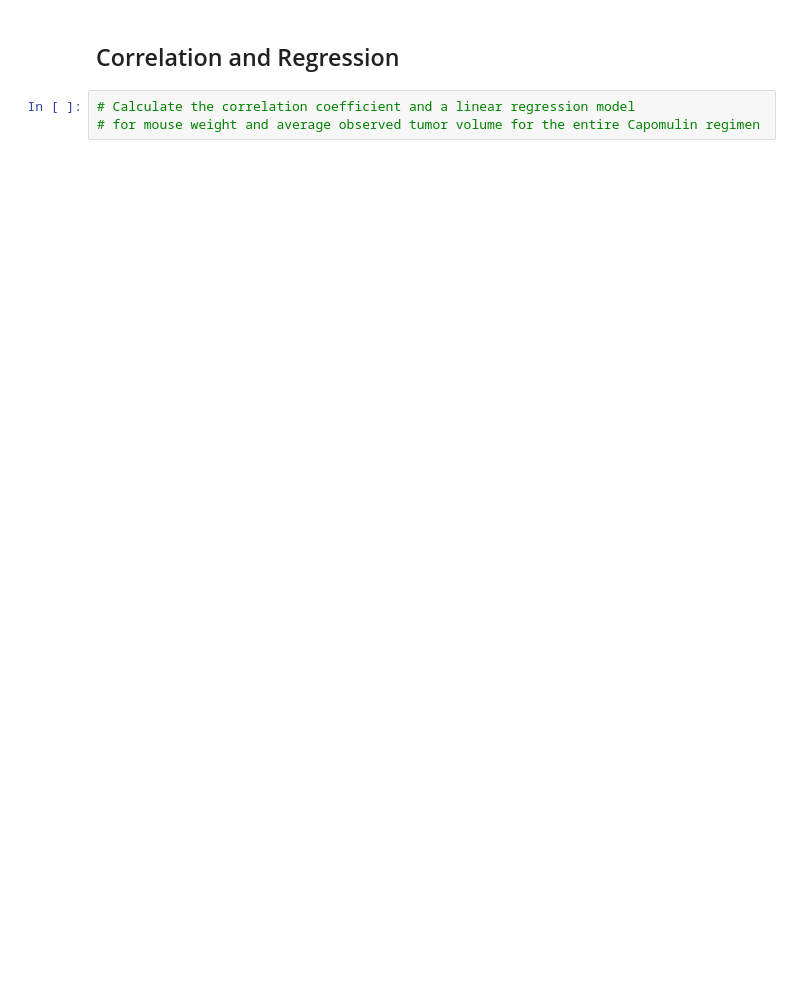
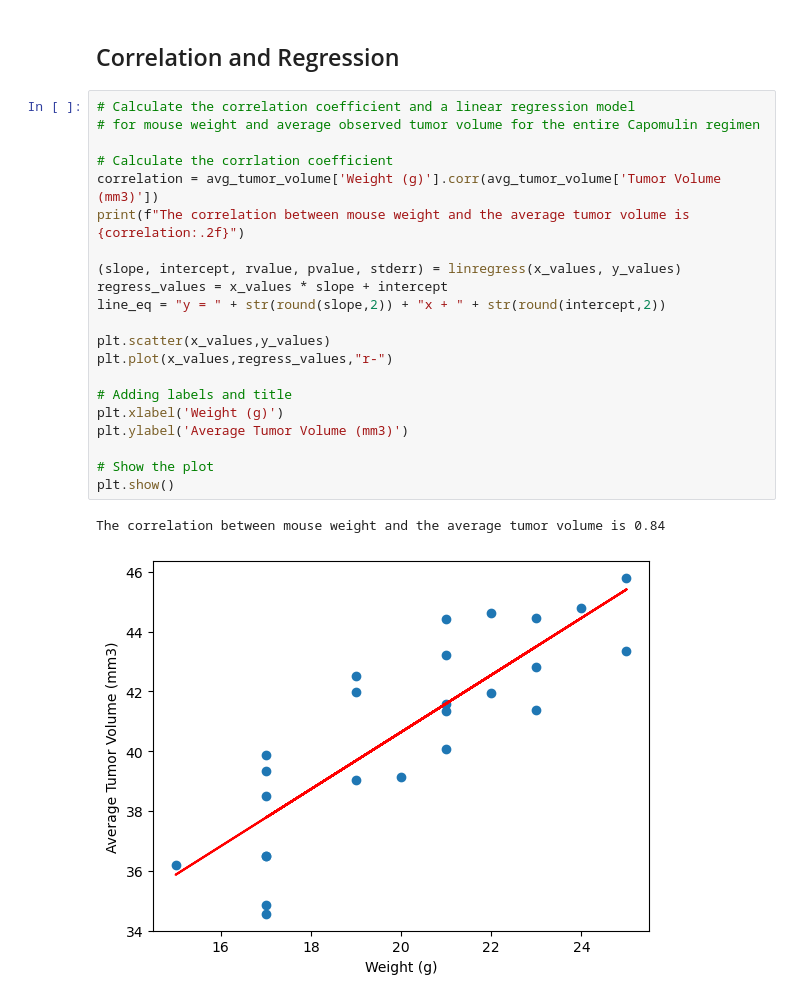
Before and after one commit to dtjskim/visualization-challenge, a Jupyter notebook: Pymaceuticals/pymaceuticals_starter.ipynb, the cells around one changed output. Saved outputs shown, nothing was run; the diff lists cells and outputs as text; blank space fills up the shorter version.

```diff
--- a/Pymaceuticals/pymaceuticals_starter.ipynb
+++ b/Pymaceuticals/pymaceuticals_starter.ipynb
@@ -212,5 +285,26 @@ plt.show()
 # %% [markdown]
 ## Correlation and Regression
-# %%
-# Calculate the correlation coefficient and a linear regression model
-# for mouse weight and average observed tumor volume for the entire Capomulin regimen
+# %%
+# Calculate the correlation coefficient and a linear regression model
+# for mouse weight and average observed tumor volume for the entire Capomulin regimen
+
+# Calculate the corrlation coefficient
+correlation = avg_tumor_volume['Weight (g)'].corr(avg_tumor_volume['Tumor Volume (mm3)'])
+print(f"The correlation between mouse weight and the average tumor volume is {correlation:.2f}")
+
+(slope, intercept, rvalue, pvalue, stderr) = linregress(x_values, y_values)
+regress_values = x_values * slope + intercept
+line_eq = "y = " + str(round(slope,2)) + "x + " + str(round(intercept,2))
+
+plt.scatter(x_values,y_values)
+plt.plot(x_values,regress_values,"r-")
+
+# Adding labels and title
+plt.xlabel('Weight (g)')
+plt.ylabel('Average Tumor Volume (mm3)')
+
+# Show the plot
+plt.show()
+# %% [output]
+The correlation between mouse weight and the average tumor volume is 0.84
+[figure, added]
```
Also changed, not shown: parts of 10 cells of this notebook, 1 other file.
